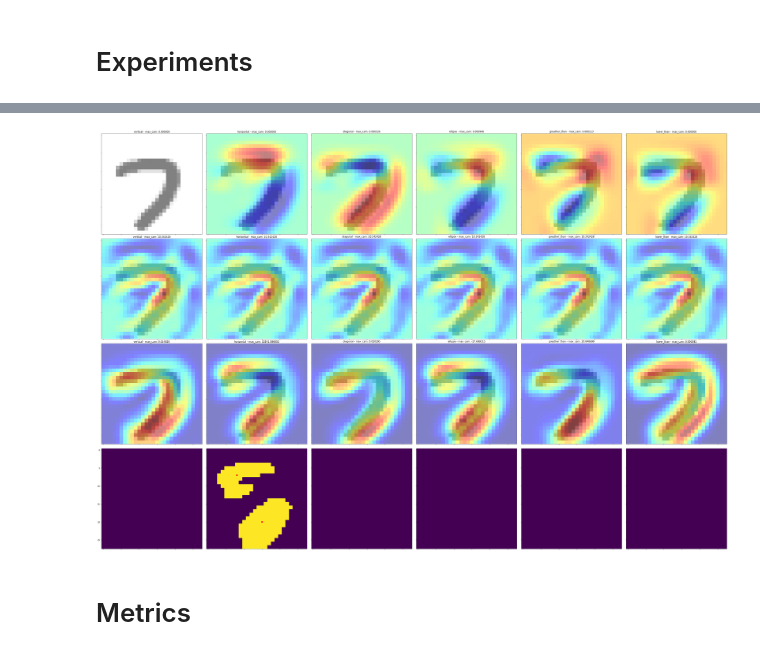
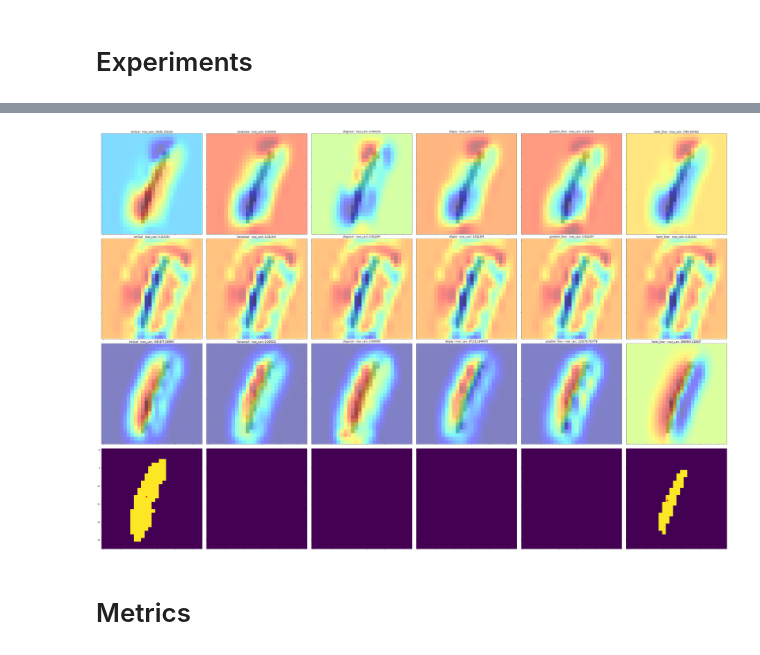
Before and after one commit to fsilvestrim/thesis, a Jupyter notebook: Geo_Cam.ipynb, the cells around one changed output, grey strips where cells are left out. Cells and saved outputs as stored; diff of their text form; code cells hidden in the pictures.

```diff
--- a/Geo_Cam.ipynb
+++ b/Geo_Cam.ipynb
@@ -508,7 +508,7 @@ def grad_cam(image, model, con_layer_idx=-1, prediction_idx=-1):
 
   return grad_cam_m(image, cam_model, prediction_idx)
 # %%
-def grad_cam_pp_m(image, cam_model, prediction_idx=-1):
+def grad_cam_pp_m(image, cam_model, prediction_idx=-1, prediction_output=-1):
   with tf.GradientTape() as tape1:
       with tf.GradientTape() as tape2:
           with tf.GradientTape() as tape3:
@@ -567,97 +600,55 @@ model_gcmcam = Model([model_gcm_complete.inputs],
 # %%
 from mpl_toolkits.axes_grid1 import ImageGrid
 
-# prediction based on conv output (5056, 6146, 2365, 2587)
-test_image, test_label, test_idx = get_sample(mnist_test, 5310)
+# prediction based on conv output (5056, 6146, 2365, 2587, 5310)
+test_image, test_label, test_idx = get_sample(mnist_test)
 mnist_gcm_predictions = predict(model_gcm, test_image)
 mnist_gcm_prediction = np.argmax(mnist_gcm_predictions)
 
 show_image(test_image, f"idx: {test_idx}")
 assert test_label == mnist_gcm_prediction, "Missmatched ids. Wanted %d, received %d" % (test_label, mnist_gcm_prediction)
 
-geo_classes = len(dataset[2])
+geo_labels = dataset[2]
 
-# mnist geo encoded activation
-# gcm_cam, gcm_conv_actv, predictions, _ = grad_cam_m(test_image, gcmcam_model, -1, 1)
-# prediction = np.argmax(predictions)
-# assert test_label == prediction, "Missmatched ids. Wanted %d, received %d" % (test_label, prediction)
-# show_heatmap(test_image, gcm_cam, (28, 28, 1), True)
-
-# gcm_cam_mask = np.max(gcm_cam) - gcm_cam
-# fig = plt.figure(facecolor='white', figsize=(28, 28))
-# fig, axes = plt.subplots(2, geo_classes, constrained_layout=True)
+# start plotting
 fig = plt.figure(figsize=(56, 56))
-grid = ImageGrid(fig, 111,  # similar to subplot(141)
-                     nrows_ncols=(4, geo_classes),
-                     axes_pad=0.3,
-                     label_mode="1",
-                     )
+grid = ImageGrid(fig, 111, nrows_ncols=(4, geo_classes), axes_pad=0.3, label_mode="1")
 
 # pure geo
 image_idx = 0
-for category in range(geo_classes):
+for category in range(len(geo_labels)):
   cam, _, _, _ = grad_cam_m(test_image, model_geocam, category)
-  title = f"{dataset[2][category]} - max_cam: {np.max(cam) * 100000000:.6f}"
+  title = f"{geo_labels[category]} - max_cam: {np.max(cam) * 100000000:.6f}"
   show_heatmap(test_image, cam, (28, 28, 1), True, title, detached=True, ax=grid[image_idx])
   image_idx += 1
 
 # gcm minist first
-for category in range(geo_classes):
+for category in range(len(geo_labels)):
   cam, _, _, _ = grad_cam_m(test_image, model_gcmcam_1)#, category, 1)
-  title = f"{dataset[2][category]} - max_cam: {np.max(cam) * 100000000:.6f}"
+  title = f"{geo_labels[category]} - max_cam: {np.max(cam) * 100000000:.6f}"
   show_heatmap(test_image, cam, (28, 28, 1), True, title, detached=True, ax=grid[image_idx])
   image_idx += 1
 
-# Predictions
-# _, predictions = model_gcmcam(np.expand_dims(test_image, 0))
-# sorted_indexes = np.flip(np.argsort(predictions[1][0]))
-# percentages = np.round(predictions[1][0] / predictions[1][0][sorted_indexes[0]], 5)
+# geocam
+cam_activations, cam_thresholded, cam_predictions = get_cam_predictions(test_image, model_gcmcam, len(geo_labels), grad_cam_pp_m)
 
-# print(f"1st : {dataset[2][sorted_indexes[0]]} ({percentages[sorted_indexes[0]] * 100:.2f}%)")
-# print(f"2nd : {dataset[2][sorted_indexes[1]]} ({percentages[sorted_indexes[1]] * 100:.2f}%)")
-# print(f"3rd : {dataset[2][sorted_indexes[2]]} ({percentages[sorted_indexes[2]] * 100:.2f}%)")
-
-# masks (geo)
-cam_activations = dict()
-min_cam_activation, max_cam_activation = 0, 0
-for category in range(geo_classes):
-  cam, _, _, _ = grad_cam_m(test_image, model_gcmcam, category, 1)
-  cam_activations[category] = cam
-  min, max = np.min(cam), np.max(cam)
-  # print(f"{min} - {min_cam_activation} | {max} - {max_cam_activation}")
-  min_cam_activation = np.minimum(min, min_cam_activation)
-  max_cam_activation = np.maximum(max, max_cam_activation)
-  title = f"{dataset[2][category]} - max_cam: {np.max(cam) * 100000000:.6f}"
+for i in range(len(cam_activations)):
+  cam = cam_activations[i]
+  title = f"{geo_labels[i]} - max_cam: {np.max(cam) * 100000000:.6f}"
   show_heatmap(test_image, cam, (28, 28, 1), True, title, detached=True, ax=grid[image_idx])
   image_idx += 1
 
-# regions
-predictions = []
-for category in range(geo_classes):
-  cam = cam_activations[category]
-  perc = (cam - min_cam_activation) / (max_cam_activation - min_cam_activation)
+for i in range(len(cam_thresholded)):
+  camt = cam_thresholded[i]
+  camp = cam_predictions[i]
 
-  cam = resize_image(perc, (28, 28)) * 255
-  _, cam = cv.threshold(cam, 180, 255, cv.THRESH_BINARY)
-  cv_img = np.array(cam, dtype = np.uint8)
-  contours, _ = cv.findContours(cv_img, cv.RETR_TREE, cv.CHAIN_APPROX_SIMPLE)
-  grid[image_idx].imshow(cv_img)
+  grid[image_idx].imshow(camt)
 
-  for i in range(len(contours)):
-    moments = cv.moments(contours[i])
-    if moments['m00'] > 0:
-      center = (int(moments['m10']/moments['m00']), int(moments['m01']/moments['m00']))
-      circle1 = plt.Circle(center, 0.2, color='r')
-      grid[image_idx].add_patch(circle1)
-
-      predictions.append([dataset[2][category], get_grid_position(center, (28,28)), np.max(perc)])
+  for j in range(len(camp[1])):
+    camp_center = camp[1][j]
+    grid[image_idx].add_patch(plt.Circle(camp_center, 0.2, color='r'))
 
   image_idx += 1
 
-# verbose
-for p in range(len(predictions)):
-  prediction = predictions[p]
-  print(prediction)
-
 plt.show()
 # %% [output]
@@ -667,3 +656,3 @@ plt.show()
-[figure, old version]
+[figure, new version]
 # %% [markdown]
 # Metrics
```
Also changed, not shown: parts of 11 cells of this notebook.
